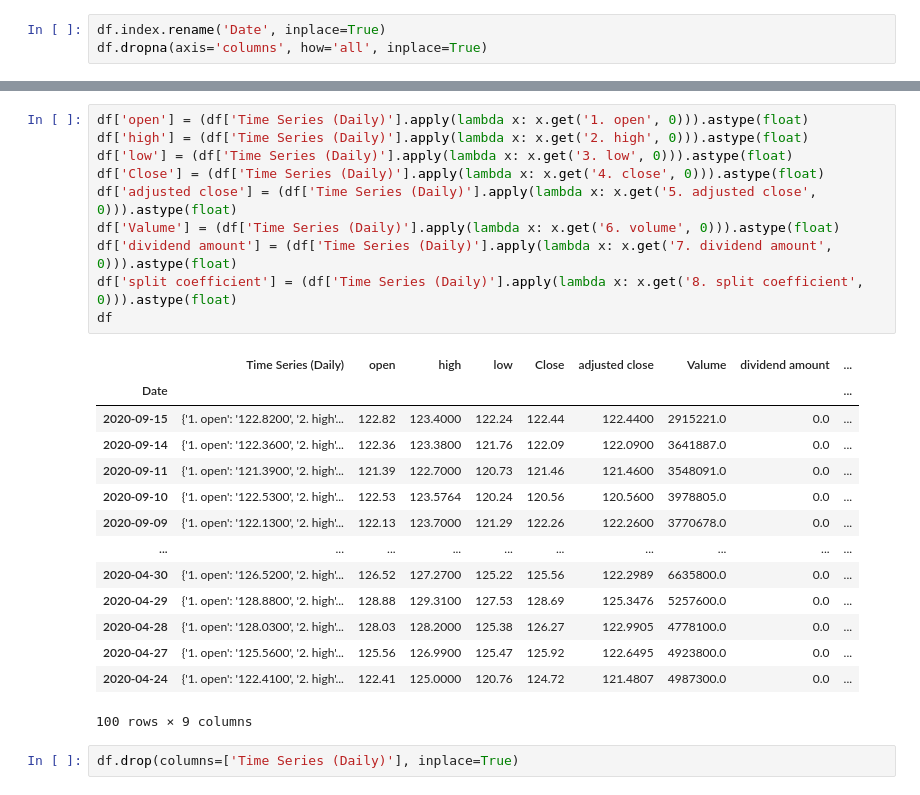
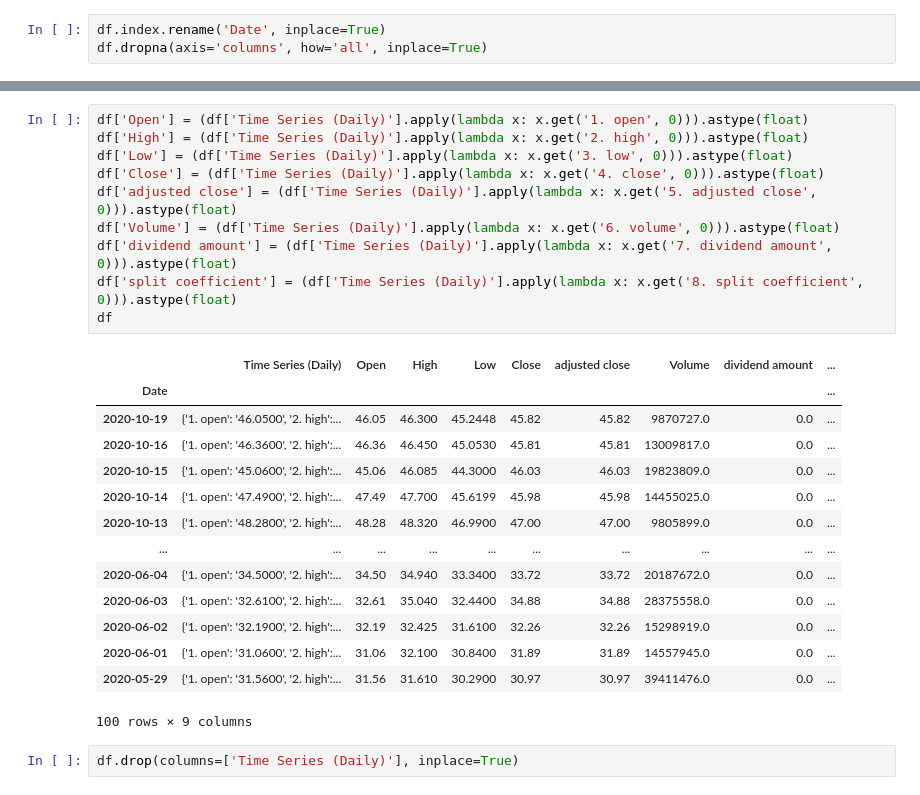
Before and after one commit to MJ9601/yahoo_finance_API, a Jupyter notebook: financial_api.ipynb, the cells around one changed output, grey strips where cells are left out. Drawn from its saved outputs; the diff is of its cells as text.

```diff
--- a/financial_api.ipynb
+++ b/financial_api.ipynb
@@ -79,27 +82,27 @@ df.loc['2020-09-15']['Time Series (Daily)']
 # %%
-df['open'] = (df['Time Series (Daily)'].apply(lambda x: x.get('1. open', 0))).astype(float)
-df['high'] = (df['Time Series (Daily)'].apply(lambda x: x.get('2. high', 0))).astype(float)
-df['low'] = (df['Time Series (Daily)'].apply(lambda x: x.get('3. low', 0))).astype(float)
+df['Open'] = (df['Time Series (Daily)'].apply(lambda x: x.get('1. open', 0))).astype(float)
+df['High'] = (df['Time Series (Daily)'].apply(lambda x: x.get('2. high', 0))).astype(float)
+df['Low'] = (df['Time Series (Daily)'].apply(lambda x: x.get('3. low', 0))).astype(float)
 df['Close'] = (df['Time Series (Daily)'].apply(lambda x: x.get('4. close', 0))).astype(float)
 df['adjusted close'] = (df['Time Series (Daily)'].apply(lambda x: x.get('5. adjusted close', 0))).astype(float)
-df['Valume'] = (df['Time Series (Daily)'].apply(lambda x: x.get('6. volume', 0))).astype(float)
+df['Volume'] = (df['Time Series (Daily)'].apply(lambda x: x.get('6. volume', 0))).astype(float)
 df['dividend amount'] = (df['Time Series (Daily)'].apply(lambda x: x.get('7. dividend amount', 0))).astype(float)
 df['split coefficient'] = (df['Time Series (Daily)'].apply(lambda x: x.get('8. split coefficient', 0))).astype(float)
 df
 # %% [output]
-|  | Time Series (Daily) | open | high | low | Close | adjusted close | Valume | dividend amount | ... |
+|  | Time Series (Daily) | Open | High | Low | Close | adjusted close | Volume | dividend amount | ... |
 | Date |  |  |  |  |  |  |  |  | ... |
-| 2020-09-15 | {'1. open': '122.8200', '2. high'... | 122.82 | 123.4000 | 122.24 | 122.44 | 122.4400 | 2915221.0 | 0.0 | ... |
-| 2020-09-14 | {'1. open': '122.3600', '2. high'... | 122.36 | 123.3800 | 121.76 | 122.09 | 122.0900 | 3641887.0 | 0.0 | ... |
-| 2020-09-11 | {'1. open': '121.3900', '2. high'... | 121.39 | 122.7000 | 120.73 | 121.46 | 121.4600 | 3548091.0 | 0.0 | ... |
-| 2020-09-10 | {'1. open': '122.5300', '2. high'... | 122.53 | 123.5764 | 120.24 | 120.56 | 120.5600 | 3978805.0 | 0.0 | ... |
-| 2020-09-09 | {'1. open': '122.1300', '2. high'... | 122.13 | 123.7000 | 121.29 | 122.26 | 122.2600 | 3770678.0 | 0.0 | ... |
+| 2020-10-19 | {'1. open': '46.0500', '2. high':... | 46.05 | 46.300 | 45.2448 | 45.82 | 45.82 | 9870727.0 | 0.0 | ... |
+| 2020-10-16 | {'1. open': '46.3600', '2. high':... | 46.36 | 46.450 | 45.0530 | 45.81 | 45.81 | 13009817.0 | 0.0 | ... |
+| 2020-10-15 | {'1. open': '45.0600', '2. high':... | 45.06 | 46.085 | 44.3000 | 46.03 | 46.03 | 19823809.0 | 0.0 | ... |
+| 2020-10-14 | {'1. open': '47.4900', '2. high':... | 47.49 | 47.700 | 45.6199 | 45.98 | 45.98 | 14455025.0 | 0.0 | ... |
+| 2020-10-13 | {'1. open': '48.2800', '2. high':... | 48.28 | 48.320 | 46.9900 | 47.00 | 47.00 | 9805899.0 | 0.0 | ... |
 | ... | ... | ... | ... | ... | ... | ... | ... | ... | ... |
-| 2020-04-30 | {'1. open': '126.5200', '2. high'... | 126.52 | 127.2700 | 125.22 | 125.56 | 122.2989 | 6635800.0 | 0.0 | ... |
-| 2020-04-29 | {'1. open': '128.8800', '2. high'... | 128.88 | 129.3100 | 127.53 | 128.69 | 125.3476 | 5257600.0 | 0.0 | ... |
-| 2020-04-28 | {'1. open': '128.0300', '2. high'... | 128.03 | 128.2000 | 125.38 | 126.27 | 122.9905 | 4778100.0 | 0.0 | ... |
-| 2020-04-27 | {'1. open': '125.5600', '2. high'... | 125.56 | 126.9900 | 125.47 | 125.92 | 122.6495 | 4923800.0 | 0.0 | ... |
-| 2020-04-24 | {'1. open': '122.4100', '2. high'... | 122.41 | 125.0000 | 120.76 | 124.72 | 121.4807 | 4987300.0 | 0.0 | ... |
+| 2020-06-04 | {'1. open': '34.5000', '2. high':... | 34.50 | 34.940 | 33.3400 | 33.72 | 33.72 | 20187672.0 | 0.0 | ... |
+| 2020-06-03 | {'1. open': '32.6100', '2. high':... | 32.61 | 35.040 | 32.4400 | 34.88 | 34.88 | 28375558.0 | 0.0 | ... |
+| 2020-06-02 | {'1. open': '32.1900', '2. high':... | 32.19 | 32.425 | 31.6100 | 32.26 | 32.26 | 15298919.0 | 0.0 | ... |
+| 2020-06-01 | {'1. open': '31.0600', '2. high':... | 31.06 | 32.100 | 30.8400 | 31.89 | 31.89 | 14557945.0 | 0.0 | ... |
+| 2020-05-29 | {'1. open': '31.5600', '2. high':... | 31.56 | 31.610 | 30.2900 | 30.97 | 30.97 | 39411476.0 | 0.0 | ... |
 100 rows × 9 columns
 # %%
 df.drop(columns=['Time Series (Daily)'], inplace=True)
```
Also changed, not shown: parts of 15 cells of this notebook, 3 other files.
